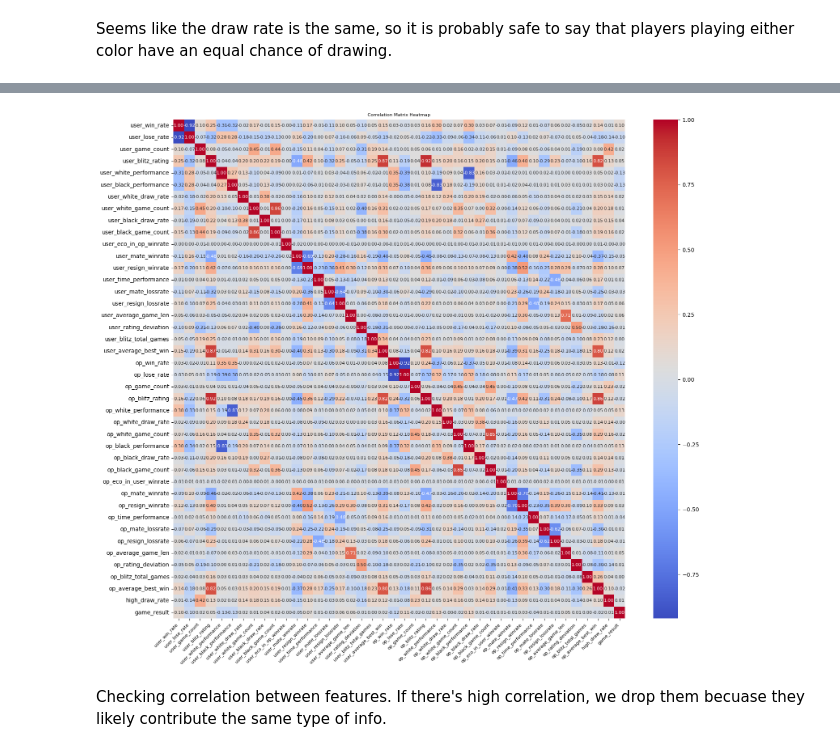
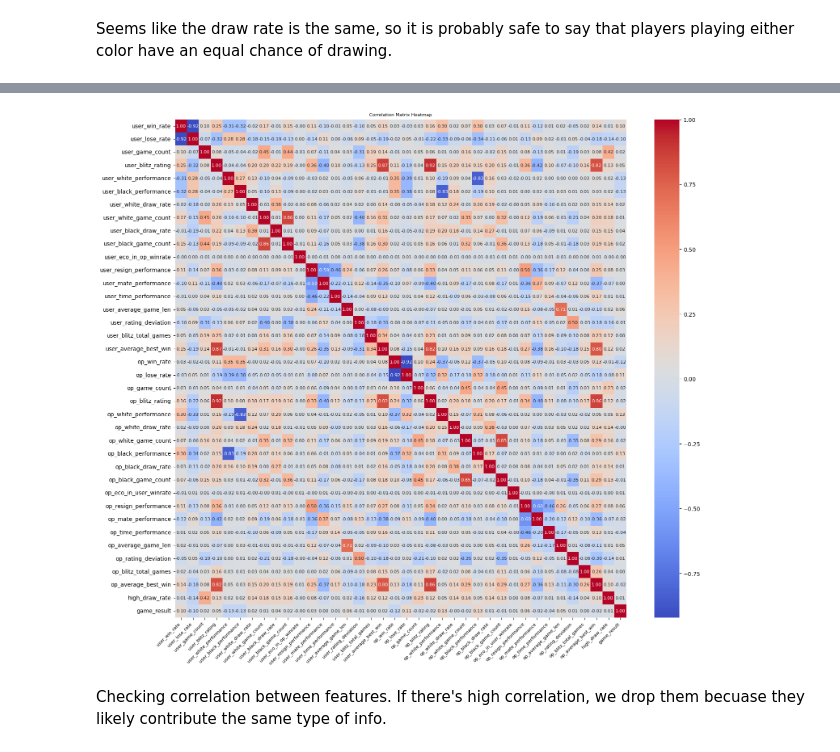
Before and after one commit to KaiSolter/cs506_final_project, a Jupyter notebook: midtermProgress/submissionLABEL.ipynb, the cells around one changed output, grey strips where cells are left out. Cells and saved outputs as stored; diff of their text form; code cells hidden in the pictures.

```diff
--- a/midtermProgress/submissionLABEL.ipynb
+++ b/midtermProgress/submissionLABEL.ipynb
@@ -367,16 +367,22 @@ df['high_draw_rate'] = ((df['user_draw_rate'] > 0.06) & (df['op_draw_rate'] > 0.
 # %%
 df['user_time_performance'] = df['user_time_winrate'] * df['op_time_lossrate']
 df['op_time_performance'] = df['op_time_winrate'] * df['user_time_lossrate']
+
+df['user_mate_performance'] = df['user_mate_winrate'] * df['op_mate_lossrate']
+df['op_mate_performance'] = df['op_mate_winrate'] * df['user_mate_lossrate']
+
+df['user_resign_performance'] = df['user_resign_winrate'] * df['op_resign_lossrate']
+df['op_resign_performance'] = df['op_resign_winrate'] * df['user_resign_lossrate']
 # %%
 relevant_features = [
     'user_win_rate', 'user_lose_rate', 'user_game_count', 'user_blitz_rating', 'user_white_performance', 'user_black_performance',
     'user_white_draw_rate',	'user_white_game_count', 'user_black_draw_rate',
-    'user_black_game_count', 'user_eco_in_op_winrate', 'user_mate_winrate',	'user_resign_winrate',
-    'user_time_performance', 'user_mate_lossrate', 'user_resign_lossrate', 'user_average_game_len', 'user_rating_deviation',
+    'user_black_game_count', 'user_eco_in_op_winrate', 'user_resign_performance', 'user_mate_performance',
+    'user_time_performance', 'user_average_game_len', 'user_rating_deviation',
     'user_blitz_total_games', 'user_average_best_win', 'op_win_rate', 'op_lose_rate',
     'op_game_count', 'op_blitz_rating',	'op_white_performance', 'op_white_draw_rate','op_white_game_count', 'op_black_performance',
   'op_black_draw_rate',	'op_black_game_count', 'op_eco_in_user_winrate',
-    'op_mate_winrate', 'op_resign_winrate', 'op_time_performance', 'op_mate_lossrate', 'op_resign_lossrate', 'op_average_game_len', 'op_rating_deviation',
+    'op_resign_performance', 'op_mate_performance', 'op_time_performance', 'op_average_game_len', 'op_rating_deviation',
     'op_blitz_total_games', 'op_average_best_win', 'high_draw_rate', 'game_result'
 ]
 df_relevant = df[relevant_features]
@@ -442,4 +448,4 @@ game_result                       -0.023714        0.010736     1.000000
-[figure, old version]
+[figure, new version]
 # %% [markdown]
 Checking correlation between features. If there's high correlation, we drop them becuase they likely contribute the same type of info.
 # %% [markdown]
```
Also changed, not shown: parts of 2 cells of this notebook.
